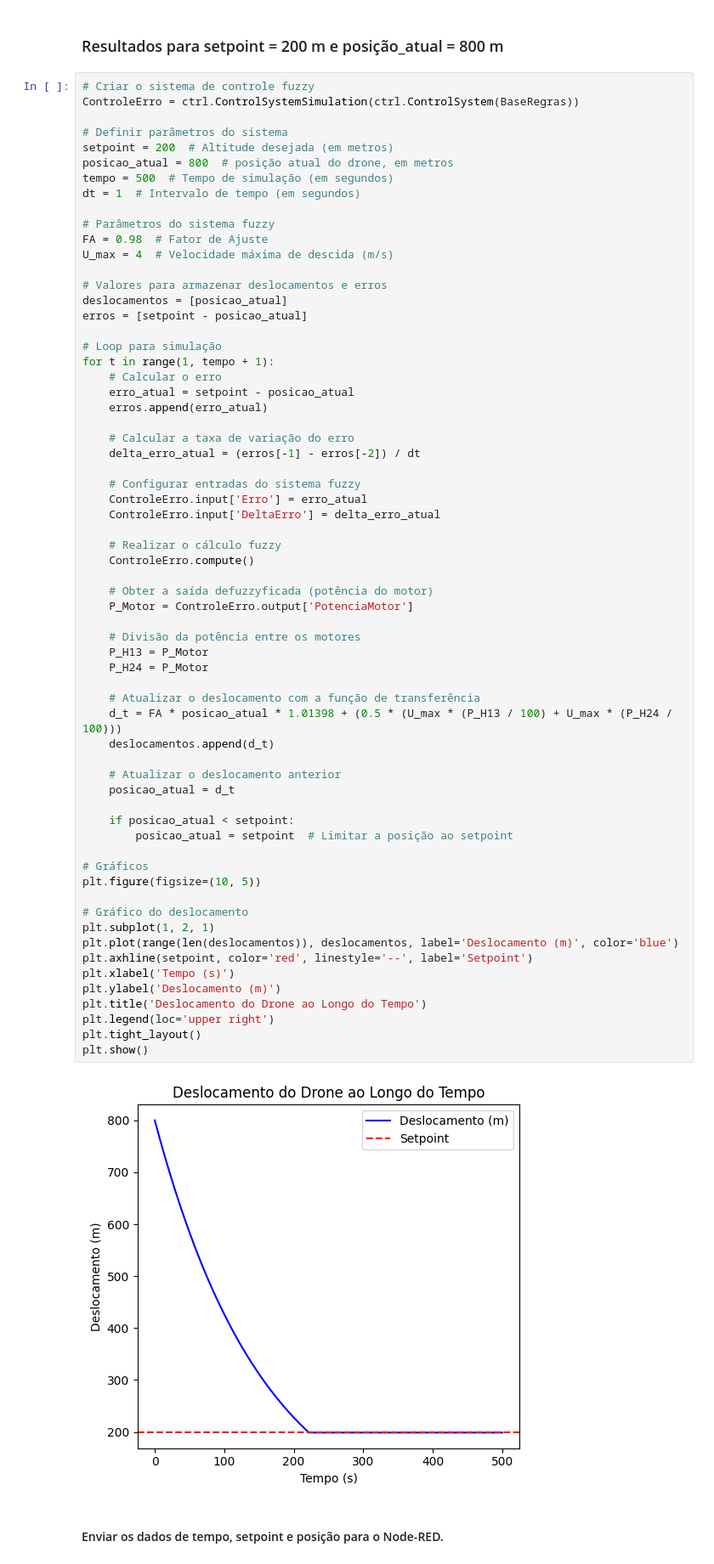
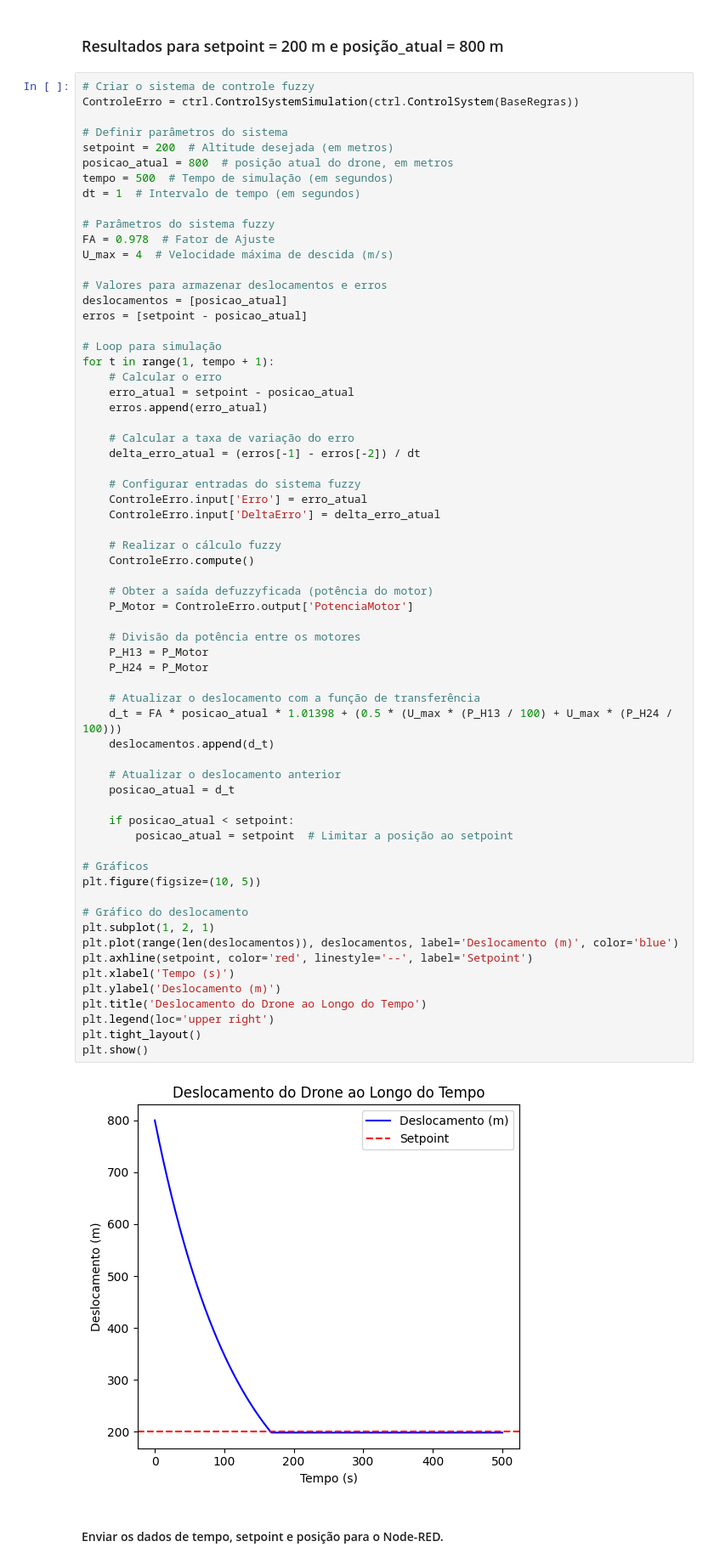
Before and after one commit to leoclamp/Controle_Fuzzy_PD, a Jupyter notebook: fuzzy_PD.ipynb, the cells around one changed output. Shown at 85% size. Drawn from its saved outputs; the diff is of its cells as text.

Commit message:
:construction: Mudando o fator de ajuste

```diff
--- a/fuzzy_PD.ipynb
+++ b/fuzzy_PD.ipynb
@@ -261,7 +261,7 @@ tempo = 500  # Tempo de simulação (em segundos)
 dt = 1  # Intervalo de tempo (em segundos)
 
 # Parâmetros do sistema fuzzy
-FA = 0.98  # Fator de Ajuste
+FA = 0.978  # Fator de Ajuste
 U_max = 4  # Velocidade máxima de descida (m/s)
 
 # Valores para armazenar deslocamentos e erros
@@ -288,34 +288,34 @@ for t in range(1, tempo + 1):
     P_Motor = ControleErro.output['PotenciaMotor']
 
     # Divisão da potência entre os motores
     P_H13 = P_Motor
     P_H24 = P_Motor
 
     # Atualizar o deslocamento com a função de transferência
     d_t = FA * posicao_atual * 1.01398 + (0.5 * (U_max * (P_H13 / 100) + U_max * (P_H24 / 100)))
     deslocamentos.append(d_t)
 
     # Atualizar o deslocamento anterior
     posicao_atual = d_t
 
     if posicao_atual < setpoint:
         posicao_atual = setpoint  # Limitar a posição ao setpoint
 
 # Gráficos
 plt.figure(figsize=(10, 5))
 
 # Gráfico do deslocamento
 plt.subplot(1, 2, 1)
 plt.plot(range(len(deslocamentos)), deslocamentos, label='Deslocamento (m)', color='blue')
 plt.axhline(setpoint, color='red', linestyle='--', label='Setpoint')
 plt.xlabel('Tempo (s)')
 plt.ylabel('Deslocamento (m)')
 plt.title('Deslocamento do Drone ao Longo do Tempo')
 plt.legend(loc='upper right')
 plt.tight_layout()
 plt.show()
 # %% [output]
-[figure, old version]
+[figure, new version]
 # %% [markdown]
 #### Enviar os dados de tempo, setpoint e posição para o Node-RED.
 # %%
```
